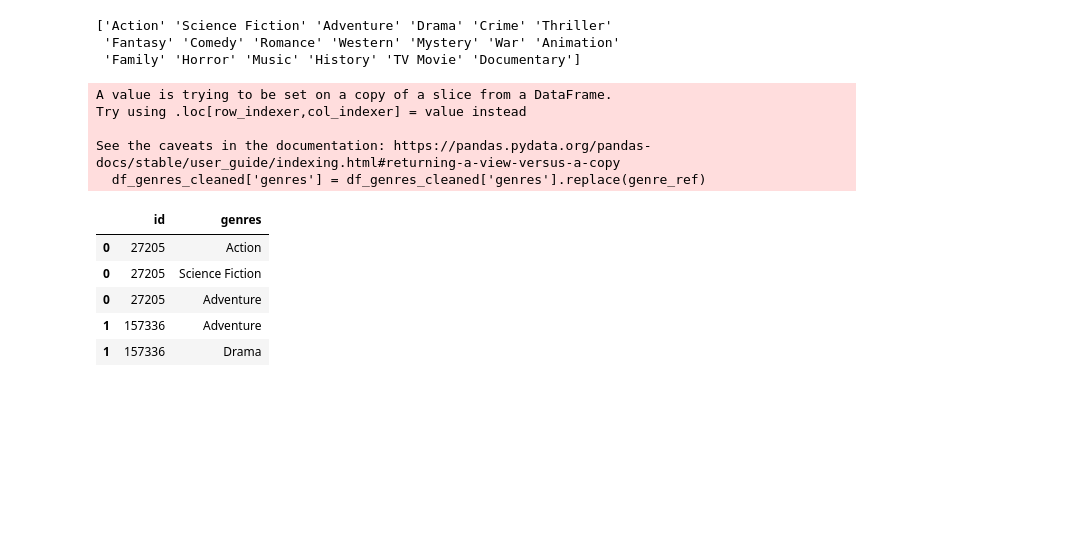
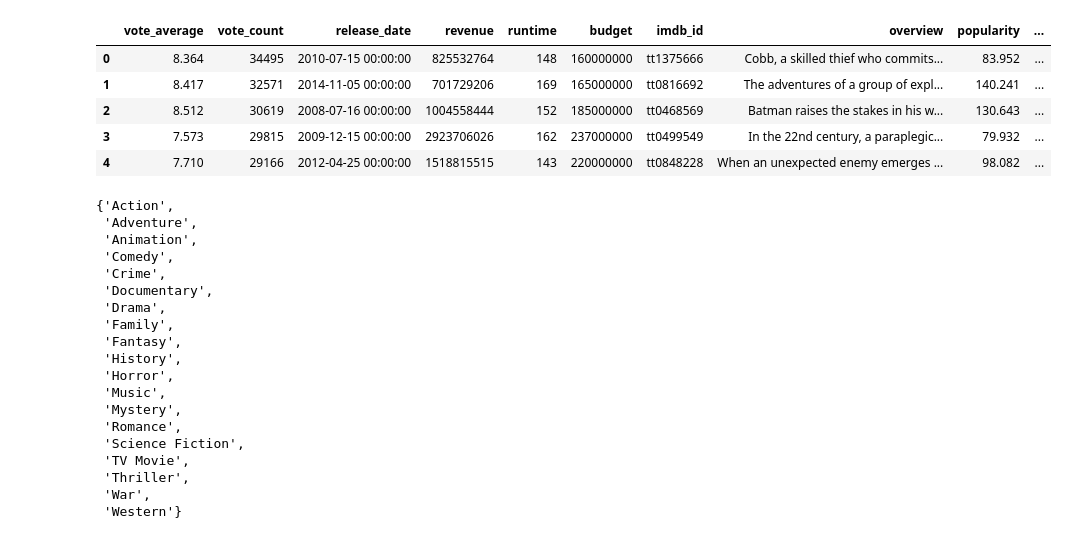
Before and after one commit to Jeff-Oliver/BCS_Project_1, a Jupyter notebook: main.ipynb, the cells around one changed output. Drawn from its saved outputs; the diff is of its cells as text; code cells hidden in the pictures; blank space fills up the shorter version.

```diff
--- a/main.ipynb
+++ b/main.ipynb
@@ -78,10 +72,0 @@ df_genres_exploded.head()
-# %%
-df_genres_exploded['genres'] = df_genres_exploded['genres'].str.strip()
-
-df_genres_cleaned = df_genres_exploded.dropna()
-
-print(df_genres_cleaned['genres'].unique())
-# %% [output]
-['Action' 'Science Fiction' 'Adventure' 'Drama' 'Crime' 'Thriller'
- 'Fantasy' 'Comedy' 'Romance' 'Western' 'Mystery' 'War' 'Animation'
- 'Family' 'Horror' 'Music' 'History' 'TV Movie' 'Documentary']
@@ -129,15 +73,48 @@ genre_ref = [{'Action':1,
-# %%
-df_genres_cleaned['genres'] = df_genres_cleaned['genres'].replace(genre_ref)
-df_genres_cleaned.head()
-# %% [output]
-A value is trying to be set on a copy of a slice from a DataFrame.
-Try using .loc[row_indexer,col_indexer] = value instead
-
-See the caveats in the documentation: https://pandas.pydata.org/pandas-docs/stable/user_guide/indexing.html#returning-a-view-versus-a-copy
-  df_genres_cleaned['genres'] = df_genres_cleaned['genres'].replace(genre_ref)
-|  | id | genres |
-| 0 | 27205 | Action |
-| 0 | 27205 | Science Fiction |
-| 0 | 27205 | Adventure |
-| 1 | 157336 | Adventure |
-| 1 | 157336 | Drama |
+# %%
+# Split the genre strings into lists for manipulation
+tmdb_df.loc[:, 'genres'] = tmdb_df['genres'].str.split(', ')
+tmdb_df.head()
+# %% [output]
+|  | vote_average | vote_count | release_date | revenue | runtime | budget | imdb_id | overview | popularity | ... |
+| 0 | 8.364 | 34495 | 2010-07-15 00:00:00 | 825532764 | 148 | 160000000 | tt1375666 | Cobb, a skilled thief who commits... | 83.952 | ... |
+| 1 | 8.417 | 32571 | 2014-11-05 00:00:00 | 701729206 | 169 | 165000000 | tt0816692 | The adventures of a group of expl... | 140.241 | ... |
+| 2 | 8.512 | 30619 | 2008-07-16 00:00:00 | 1004558444 | 152 | 185000000 | tt0468569 | Batman raises the stakes in his w... | 130.643 | ... |
+| 3 | 7.573 | 29815 | 2009-12-15 00:00:00 | 2923706026 | 162 | 237000000 | tt0499549 | In the 22nd century, a paraplegic... | 79.932 | ... |
+| 4 | 7.710 | 29166 | 2012-04-25 00:00:00 | 1518815515 | 143 | 220000000 | tt0848228 | When an unexpected enemy emerges ... | 98.082 | ... |
+# %%
+# Using code sourced from GTP 4o, we are verifying the genre column is cleaned up
+# This was done due to some un expected 'NoneType' errors
+# Drop rows with NaN values in the 'genres' column
+tmdb_df = tmdb_df.dropna(subset=['genres'])
+
+# Ensure all entries in 'genres' are lists
+tmdb_df['genres'] = tmdb_df['genres'].apply(lambda x: x if isinstance(x, list) else [x])
+
+# Flatten the lists in the 'genres' column
+all_genres = [genre for sublist in tmdb_df['genres'] for genre in sublist]
+
+# Get unique values
+unique_genres = set(all_genres)
+
+# Display the unique values
+unique_genres
+# %% [output]
+{'Action',
+ 'Adventure',
+ 'Animation',
+ 'Comedy',
+ 'Crime',
+ 'Documentary',
+ 'Drama',
+ 'Family',
+ 'Fantasy',
+ 'History',
+ 'Horror',
+ 'Music',
+ 'Mystery',
+ 'Romance',
+ 'Science Fiction',
+ 'TV Movie',
+ 'Thriller',
+ 'War',
+ 'Western'}
```
Also changed, not shown: parts of 18 cells of this notebook.
